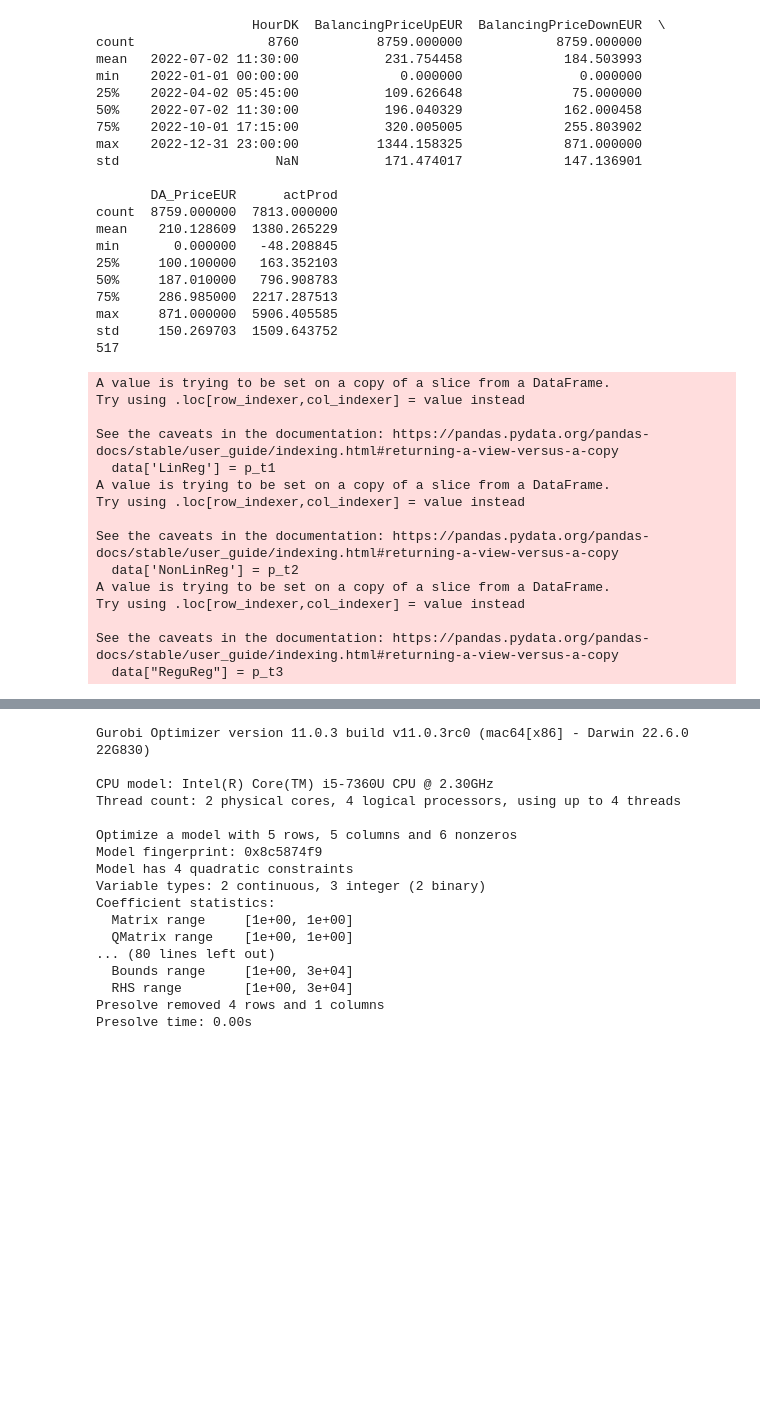
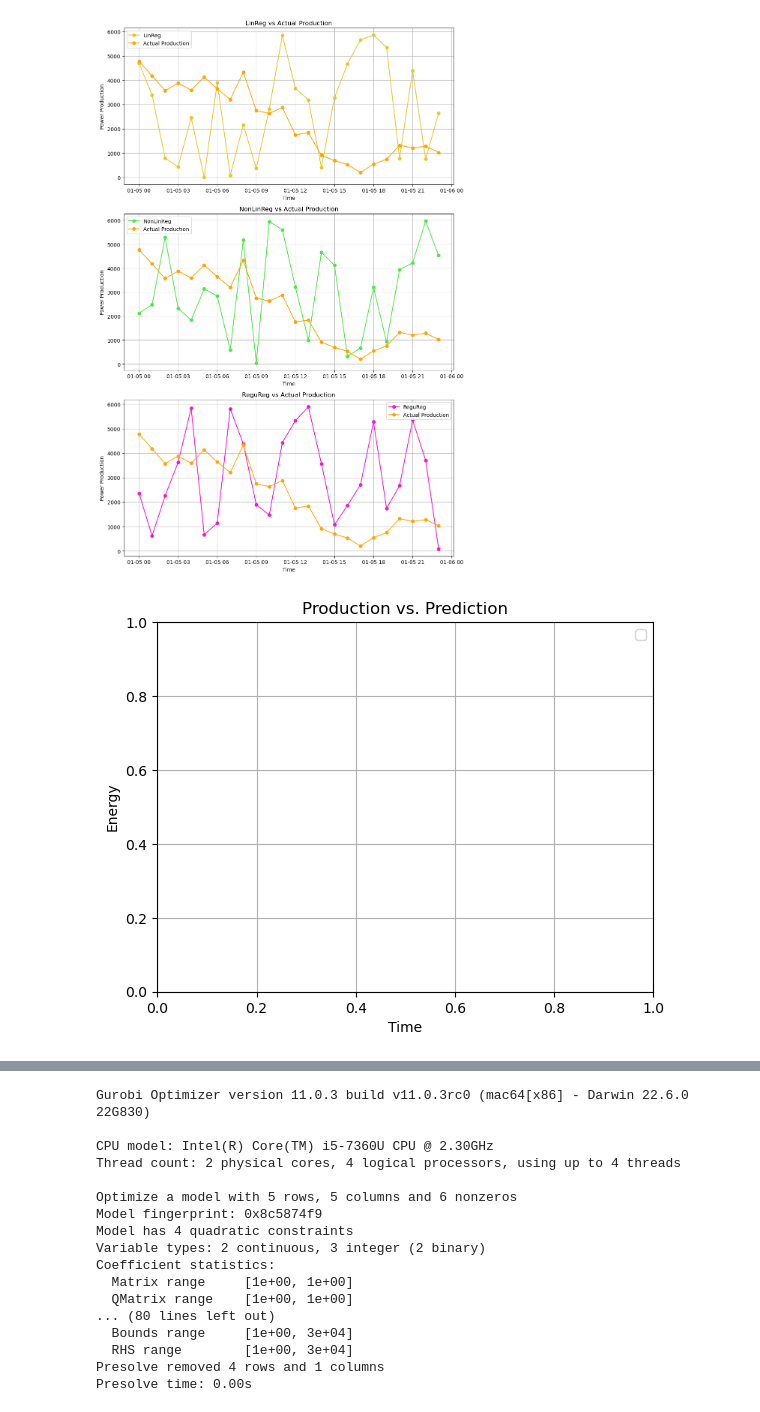
Before and after one commit to dzzz707/46765-ml-for-energy-systems, a Jupyter notebook: assignment1/Revenue_Calculation.ipynb, the cells around one changed output, grey strips where cells are left out. Saved outputs shown, nothing was run; the diff lists cells and outputs as text; code cells hidden in the pictures; blank space fills up the shorter version.

Commit message:
Revenue_Calculation

```diff
--- a/assignment1/Revenue_Calculation.ipynb
+++ b/assignment1/Revenue_Calculation.ipynb
@@ -103,53 +201,27 @@ def ObservationPeriod(Start_Observation, End_Observation, data):
 # %%
 prices_df = pd.read_csv('../Data assignment 1/prices_merged_df_output.csv', delimiter=',')
 
 features_df = pd.read_csv('../Data assignment 1/Feature data.csv', delimiter=',')
 features_df['AKI Kalby Active Power'] = -1 * features_df['AKI Kalby Active Power']
-data = prices_df
+data = prices_df.copy()
 data['actProd'] = features_df['AKI Kalby Active Power']
 data["HourDK"] = pd.to_datetime(data["HourDK"])
-data = ObservationPeriod("2022-01-05 10:00:00", "2022-01-05 20:00:00", data)
+#Hier irgendwo muss ich die eigentlichen Zeitreihen hinklatschen
+
+data = ObservationPeriod("2022-01-05 00:00:00", "2022-01-06 00:00:00", data)
 
 #Here is the interface to get the prediction timeseries
-p_t1, p_t2, p_t3 = (np.random.uniform(0.0, 30000, size=(10, 1)) for _ in range(3))
+p_t1, p_t2, p_t3 = (np.random.uniform(0.0, 6000, size=(24, 1)) for _ in range(3))
 p_t1, p_t2, p_t3 = (np.round(arr, 2) for arr in (p_t1, p_t2, p_t3))
 
 data['LinReg'] = p_t1
 data['NonLinReg'] = p_t2
 data["ReguReg"] = p_t3
+
+data.reset_index(drop=True, inplace=True)
+
+solutions = CalcRevenue(data)
+Visualise(solutions, data)
 # %% [output]
-                    HourDK  BalancingPriceUpEUR  BalancingPriceDownEUR  \
-count                 8760          8759.000000            8759.000000
-mean   2022-07-02 11:30:00           231.754458             184.503993
-min    2022-01-01 00:00:00             0.000000               0.000000
-25%    2022-04-02 05:45:00           109.626648              75.000000
-50%    2022-07-02 11:30:00           196.040329             162.000458
-75%    2022-10-01 17:15:00           320.005005             255.803902
-max    2022-12-31 23:00:00          1344.158325             871.000000
-std                    NaN           171.474017             147.136901
-
-       DA_PriceEUR      actProd
-count  8759.000000  7813.000000
-mean    210.128609  1380.265229
-min       0.000000   -48.208845
-25%     100.100000   163.352103
-50%     187.010000   796.908783
-75%     286.985000  2217.287513
-max     871.000000  5906.405585
-std     150.269703  1509.643752
-517
-A value is trying to be set on a copy of a slice from a DataFrame.
-Try using .loc[row_indexer,col_indexer] = value instead
-
-See the caveats in the documentation: https://pandas.pydata.org/pandas-docs/stable/user_guide/indexing.html#returning-a-view-versus-a-copy
-  data['LinReg'] = p_t1
-A value is trying to be set on a copy of a slice from a DataFrame.
-Try using .loc[row_indexer,col_indexer] = value instead
-
-See the caveats in the documentation: https://pandas.pydata.org/pandas-docs/stable/user_guide/indexing.html#returning-a-view-versus-a-copy
-  data['NonLinReg'] = p_t2
-A value is trying to be set on a copy of a slice from a DataFrame.
-Try using .loc[row_indexer,col_indexer] = value instead
-
-See the caveats in the documentation: https://pandas.pydata.org/pandas-docs/stable/user_guide/indexing.html#returning-a-view-versus-a-copy
-  data["ReguReg"] = p_t3
+[figure, added]
+[figure, added]
```
Also changed, not shown: parts of 2 cells of this notebook.
